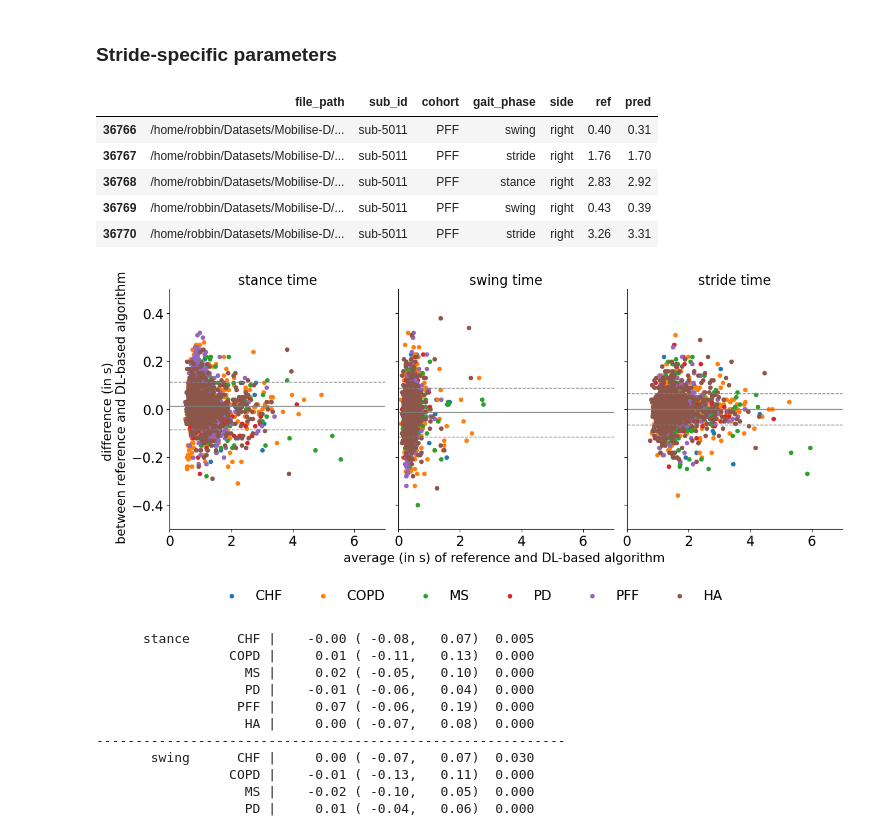
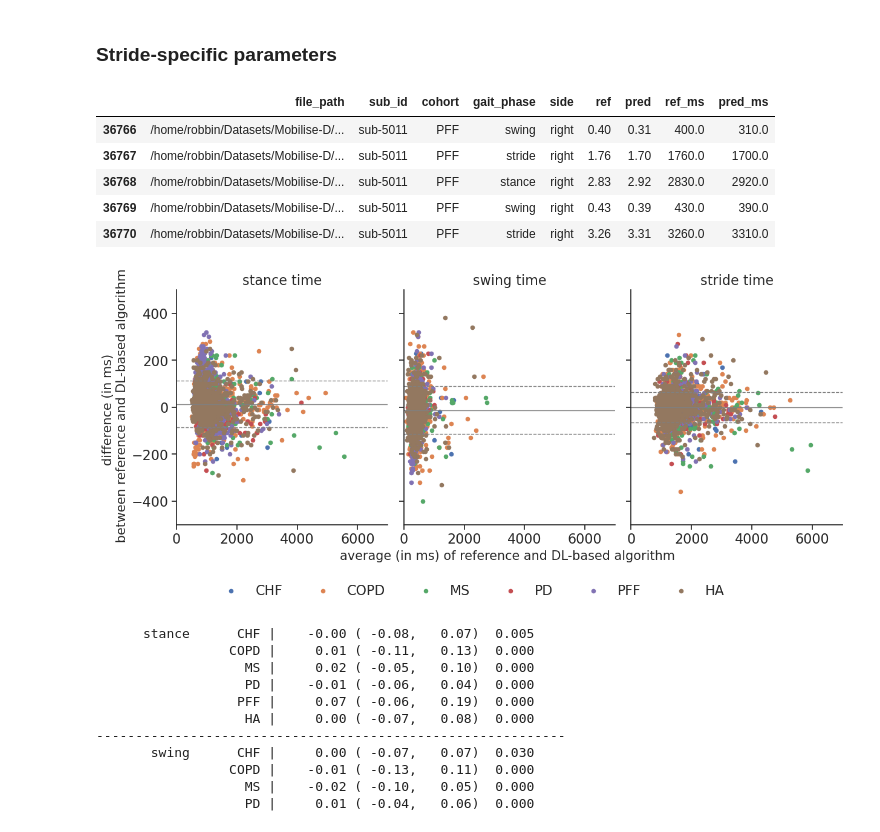
Before and after one commit to rmndrs89/mobilised, a Jupyter notebook: code/statistical_analysis.ipynb, the cells around one changed output. Cells and saved outputs as stored; diff of their text form; code cells hidden in the pictures.

```diff
--- a/code/statistical_analysis.ipynb
+++ b/code/statistical_analysis.ipynb
@@ -237,7 +238,7 @@ fig, axs = plt.subplots(1, 2, sharey=True, figsize=(21/2.54, 12/2.54))
 sns.boxplot(
     ax=axs[0],
     data=df_events[(df_events["gait_event"]=="IC")],
-    y="diff",
+    y="diff_ms",
     x="cohort",
     order=group_order,
     showfliers=True,
@@ -248,7 +249,7 @@ sns.despine(bottom=True)
 sns.boxplot(
     ax=axs[1],
     data=df_events[(df_events["gait_event"]=="FC")],
-    y="diff",
+    y="diff_ms",
     x="cohort",
     order=group_order,
     showfliers=True,
@@ -258,12 +259,12 @@ sns.despine(bottom=True)
 
 axs[0].set_title("initial contacts", fontsize=16)
 axs[1].set_title("final contacts", fontsize=16)
-axs[0].set_ylabel("time difference (in s)", fontsize=16)
-axs[0].set_ylim((-0.3, 0.3))
+axs[0].set_ylabel("time difference (in ms)", fontsize=16)
+# axs[0].set_ylim((-0.3, 0.3))
 axs[1].set_ylabel("")
 
 for i, ax in enumerate(axs):
-    ax.set_yticks(np.arange(-0.3, 0.3 + 0.100, 0.100))
+    ax.set_yticks(np.arange(-300., 300. + 100., 100.))
     ax.grid(alpha=0.2, ls=":")
     ax.set_xlabel("")
     ax.tick_params(axis="x", which="both", length=0)
@@ -274,6 +275,6 @@ for i, ax in enumerate(axs):
         label.set_rotation(90)
 
 plt.tight_layout()
-# plt.savefig("boxplots_gait_events_time_difference_with_outliers.png", dpi=150)
+plt.savefig("boxplots_gait_events_time_difference_in_ms_with_outliers.png", dpi=150)
 plt.show()
 # %% [output]
@@ -318,58 +319,60 @@ scipy.stats.norm.ppf(0.025)
 # %%
 tsv_file = "stride_params_02.tsv"
 df_strides = pd.read_csv(tsv_file, sep="\t", header=0)
+df_strides["ref_ms"] = 1000. * df_strides["ref"]
+df_strides["pred_ms"] = 1000. * df_strides["pred"]
 df_strides.tail()
 # %% [output]
-|  | file_path | sub_id | cohort | gait_phase | side | ref | pred |
-| 36766 | /home/robbin/Datasets/Mobilise-D/... | sub-5011 | PFF | swing | right | 0.40 | 0.31 |
-| 36767 | /home/robbin/Datasets/Mobilise-D/... | sub-5011 | PFF | stride | right | 1.76 | 1.70 |
-| 36768 | /home/robbin/Datasets/Mobilise-D/... | sub-5011 | PFF | stance | right | 2.83 | 2.92 |
-| 36769 | /home/robbin/Datasets/Mobilise-D/... | sub-5011 | PFF | swing | right | 0.43 | 0.39 |
-| 36770 | /home/robbin/Datasets/Mobilise-D/... | sub-5011 | PFF | stride | right | 3.26 | 3.31 |
+|  | file_path | sub_id | cohort | gait_phase | side | ref | pred | ref_ms | pred_ms |
+| 36766 | /home/robbin/Datasets/Mobilise-D/... | sub-5011 | PFF | swing | right | 0.40 | 0.31 | 400.0 | 310.0 |
+| 36767 | /home/robbin/Datasets/Mobilise-D/... | sub-5011 | PFF | stride | right | 1.76 | 1.70 | 1760.0 | 1700.0 |
+| 36768 | /home/robbin/Datasets/Mobilise-D/... | sub-5011 | PFF | stance | right | 2.83 | 2.92 | 2830.0 | 2920.0 |
+| 36769 | /home/robbin/Datasets/Mobilise-D/... | sub-5011 | PFF | swing | right | 0.43 | 0.39 | 430.0 | 390.0 |
+| 36770 | /home/robbin/Datasets/Mobilise-D/... | sub-5011 | PFF | stride | right | 3.26 | 3.31 | 3260.0 | 3310.0 |
 # %%
 fig, axs = plt.subplots(1, 3, sharey=True, figsize=(32/2.54, 13/2.54))
 for i, gait_phase in enumerate(df_strides["gait_phase"].unique()):
     df_sel = df_strides[(df_strides["gait_phase"]==gait_phase)]
     bland_altman_plot(
-        df_sel.ref,
-        df_sel.pred,
+        df_sel.ref_ms,
+        df_sel.pred_ms,
         ax=axs[i],
         annotate=False,
         scatter_kwds=dict(c="w", alpha=.01)
     )
     for j, cohort in enumerate(group_order):
         df_coh = df_sel[(df_sel["cohort"]==cohort)]
         if (i < len(df_strides["gait_phase"].unique())-1) and j < len(group_order)-1:
             bland_altman_plot(
-                df_coh.ref,
-                df_coh.pred,
+                df_coh.ref_ms,
+                df_coh.pred_ms,
                 ax=axs[i],
                 annotate=False,
                 mean_line_kwds=dict(ls="None"),
                 limit_lines_kwds=dict(ls="None")
             )
         else:
-            bland_altman_plot(df_coh.ref, df_coh.pred, ax=axs[i], annotate=False, scatter_kwds=dict(label=cohort), mean_line_kwds=dict(ls="None"), limit_lines_kwds=dict(ls="None"))
+            bland_altman_plot(df_coh.ref_ms, df_coh.pred_ms, ax=axs[i], annotate=False, scatter_kwds=dict(label=cohort), mean_line_kwds=dict(ls="None"), limit_lines_kwds=dict(ls="None"))
     axs[i].set_title(f"{gait_phase} time", fontsize=16)
 
 for i, ax in enumerate(axs):
-    ax.set_xlabel("average (in s) of reference and DL-based algorithm ") if i==1 else ax.set_xlabel("")
-    ax.set_xlim((0.0, 7.0))
-    ax.set_ylim((-0.5, 0.5))
+    ax.set_xlabel("average (in ms) of reference and DL-based algorithm ") if i==1 else ax.set_xlabel("")
+    ax.set_xlim((0.0, 7000.0))
+    ax.set_ylim((-500.0, 500.0))
     ax.spines["top"].set_visible(False)
     ax.spines["right"].set_visible(False)
     if i != 0:
         ax.set_ylabel("")
     else:
-        ax.set_ylabel(f"difference (in s) \n between reference and DL-based algorithm")
+        ax.set_ylabel(f"difference (in ms) \n between reference and DL-based algorithm")
     for label in ax.get_xticklabels() + ax.get_yticklabels():
         label.set_fontsize(16)
 plt.tight_layout()
 plt.legend(bbox_to_anchor=(0.5, -0.2), ncol=6, frameon=False, fontsize=16)
 # plt.savefig("bland_altman_stride_params_CH.png", dpi=300, bbox_inches="tight")
 plt.show()
 # %% [output]
-[figure, old version]
+[figure, new version]
 # %%
 alpha = 0.05  # significance level
 for i, gait_phase in enumerate(df_strides["gait_phase"].unique()):
```
Also changed, not shown: parts of 4 cells of this notebook, 2 other files.
